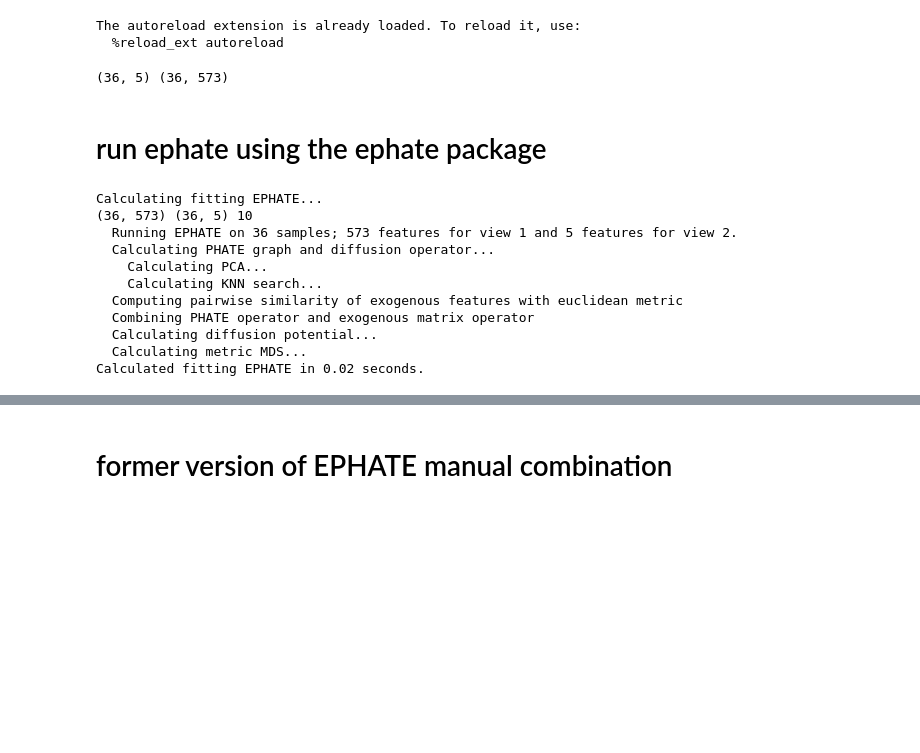
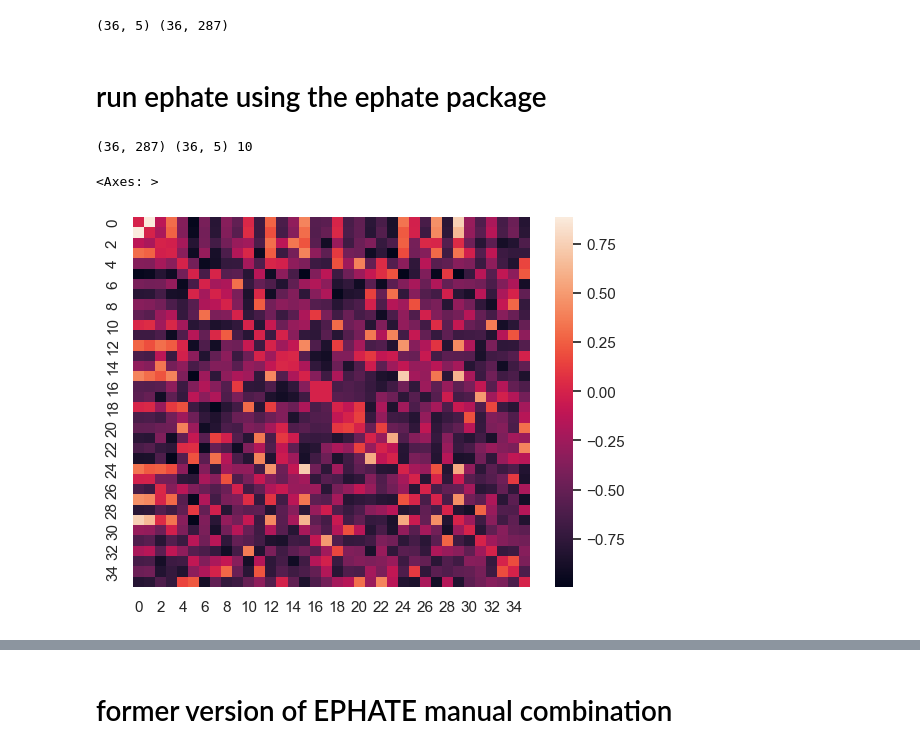
Before and after one commit to ericabusch/EPHATE, a Jupyter notebook: example/example_usage.ipynb, the cells around one changed output, grey strips where cells are left out. Cells and saved outputs as stored; diff of their text form; code cells hidden in the pictures; blank space fills up the shorter version.

```diff
--- a/example/example_usage.ipynb
+++ b/example/example_usage.ipynb
@@ -1,79 +1,42 @@
 # %%
 import numpy as np
-import sys
-
-try:
-    sys.path.insert(0,'../../..')
-    import utils
-    from config import *
-except:
-    print('could not import')
-
+import sys, os
 import seaborn as sns
 import matplotlib.pyplot as plt
 %load_ext autoreload
 %autoreload 2
 from scipy import stats
 import phate, scprep
-sys.path.insert(0,'../EPHATE')
+sys.path.insert(0,'../ephate')
 
 import mds
 from sklearn.decomposition import PCA
 import phate
-from EPHATE.ephate import ephate
+from ephate import EPHATE
 np.random.seed(4)
 SEED=4
 np.random.seed(SEED)
 sns.set(context='notebook', style='white')
-# %% [output]
-The autoreload extension is already loaded. To reload it, use:
-  %reload_ext autoreload
 # %%
-fmri_file = './sample_fmri_data.npy'
-env_file = './sample_environmental_data.npy'
-if os.path.exists(fmri_file):
-    X=np.load(fmri_file)
-    F=np.load(env_file)
-else:
-    event='baseline'
-    contrast='nBack_emotion_vs_neutface'
-    ROI_name="AMY"
-    sublist = utils.select_brain_data_subjects(event ,contrast)[:20]
-    if VERBOSE: print(f"loaded {len(sublist)} from sublist")
-    data, sublist = utils.load_brain_data(sublist, event, contrast, ROI_name)
+data_file = './sample_data.npy'
+exog_file = './sample_exog.npy'
 
-    N=36
-    X=data[:N]
-    subs=sublist[:N]
-    # build feature matrix
-    feature_names = FEATURES_PER_MAT['5']
-    variable_names = [PREDICTOR_TO_VARIABLE[f] for f in feature_names]
-    F = []
-    for f,v in zip(feature_names,variable_names):
-        f = stats.zscore(utils.load_variables(subs, event, [f], v, check_reverse=True))
-        F.append(f)
-    F = np.array(F).T
-    np.save(fmri_file, X)
-    np.save(env_file, F)
+X=np.load(data_file)
+F=np.load(exog_file)
 print(F.shape, X.shape)
 # %% [output]
-(36, 5) (36, 573)
+(36, 5) (36, 287)
 # %% [markdown]
 # run ephate using the ephate package
 # %%
-ephate_op = ephate.EPHATE(X2_metric='euclidean', n_pca=10, knn=4, t=4,
-                          gamma=-1, random_state=SEED, mds_solver="sgd", knn_dist="euclidean", mds="metric", mds_dist="euclidean",)
+ephate_op = EPHATE(X2_metric='euclidean', verbose=0, n_pca=10,knn=4,t=4, decay=None, gamma=-1, random_state=SEED,
+                     mds_solver="sgd", knn_dist="euclidean", mds="metric", mds_dist="euclidean",)
 embedding0 = ephate_op.fit_transform(X, F)
 # %% [output]
-Calculating fitting EPHATE...
-(36, 573) (36, 5) 10
-  Running EPHATE on 36 samples; 573 features for view 1 and 5 features for view 2.
-  Calculating PHATE graph and diffusion operator...
-    Calculating PCA...
-    Calculating KNN search...
-  Computing pairwise similarity of exogenous features with euclidean metric
-  Combining PHATE operator and exogenous matrix operator
-  Calculating diffusion potential...
-  Calculating metric MDS...
-Calculated fitting EPHATE in 0.02 seconds.
+(36, 287) (36, 5) 10
+# %%
+sns.heatmap(ephate_op.exogenous_sim_matrix)
+# %% [output]
+<Axes: >
+[figure, added]
 # %%
```
Also changed, not shown: parts of 5 cells of this notebook, 12 other files.
